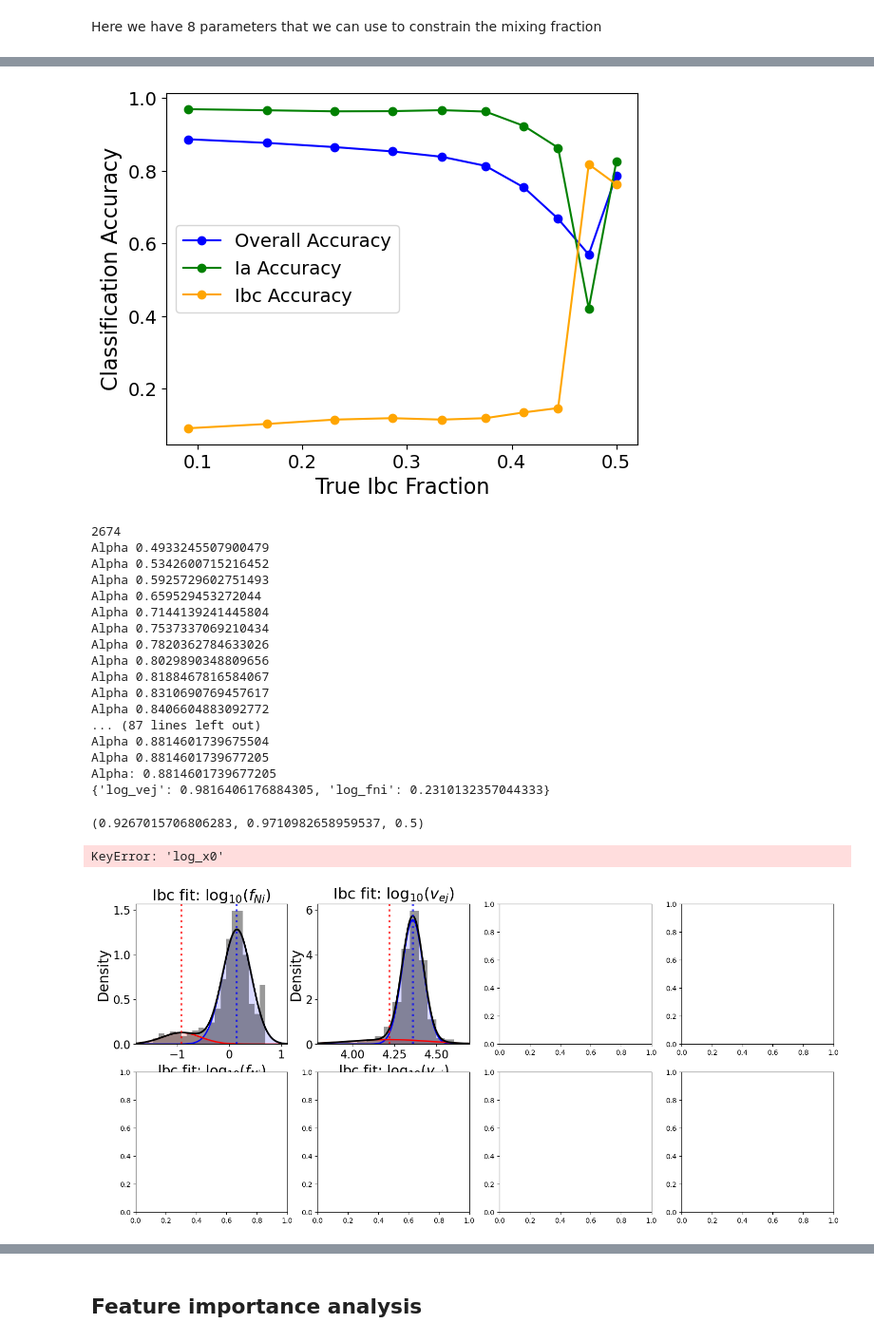
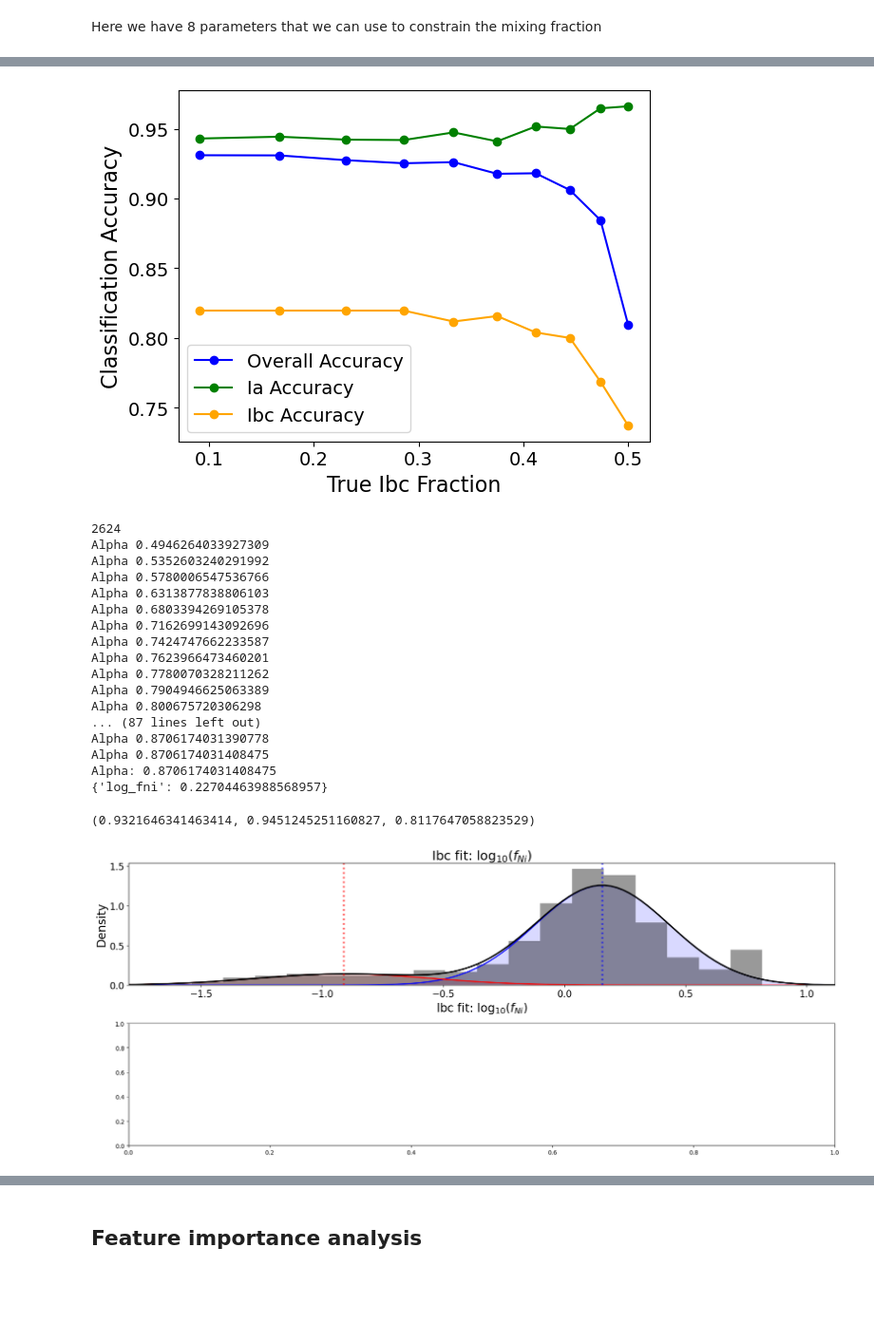
Before and after one commit to asmuzsoy/beams_ext, a Jupyter notebook: separate_parameters.ipynb, the cells around one changed output, grey strips where cells are left out. Shown at 95% size. Saved outputs shown, nothing was run; the diff lists cells and outputs as text; code cells hidden in the pictures; blank space fills up the shorter version.

```diff
--- a/separate_parameters.ipynb
+++ b/separate_parameters.ipynb
@@ -56,11 +56,15 @@ class real_SN:
     def fit_as_ibc(self, results_dict):
         self.ibc_fit = {key:results_dict[key] for key in self.ibc_keys[1:]}
 # %%
-data = np.load("fitted_sne_real_012826.npz", allow_pickle=True)
+# data = np.load("fitted_sne_real_012826.npz", allow_pickle=True)
+data = np.load("fitted_sne_real_032326.npz", allow_pickle=True)
+
 phot_data = np.load("fitted_sne_real_012126_phot.npz", allow_pickle=True)
 
 true_ia_sne = data['ia']
 true_ibc_sne = data['ibc']
+
+true_ibc_sne = np.load("fitted_sne_real_032426.npz", allow_pickle=True)['ibc']
 all_sne = np.concatenate((true_ia_sne, true_ibc_sne))
 true_ia_phot_sne = phot_data['ia']
 true_ibc_phot_sne = phot_data['ibc']
@@ -912,5 +997,5 @@ log_c_err_ratio    -0.3346     0.4315     0.0662     0.7440
 # %%
-params_to_use = ['log_vej', 'log_fni', 'mej']
+params_to_use = ['log_fni']
 # %%
 def fit_gmm(sn_sample = all_sne, initial_alpha = 0.5, verbose = False):
 
@@ -1173,7 +1258,7 @@ plt.legend(fontsize=14)
 # plt.savefig("figures/accuracy_vs_true_fraction.pdf", bbox_inches='tight')
 plt.show()
 # %% [output]
-[figure, old version]
+[figure, new version]
 # %%
 known_sne = np.random.choice(all_sne, size=int(0.1 * len(all_sne)), replace=False)
 
@@ -1259,10 +1344,10 @@ def fit_gmm_fix_some_classes(sn_sample = all_sne, initial_alpha = 0.45, verbose
 
                 if id(sn) in known_set:
                     if sn.true_class == 'SN Ia':
-                        gammas_a[param_name][j] = 10  * all_gammas_max
+                        gammas_a[param_name][j] = 100  * all_gammas_max
                         gammas_b[param_name][j] = all_gammas_min
                     else:
-                        gammas_b[param_name][j] = 10 * all_gammas_max
+                        gammas_b[param_name][j] = 100 * all_gammas_max
                         gammas_a[param_name][j] = all_gammas_min
 
 
@@ -1310,30 +1395,31 @@ fixed_alpha, _, fixed_gammas_a, fixed_gammas_b, fit_params = fit_gmm_fix_some_cl
 print("Alpha:", fixed_alpha)
 classify_sample_entropy(all_sne, fixed_gammas_a, fixed_gammas_b)
 # %% [output]
-2674
-Alpha 0.4933245507900479
-Alpha 0.5342600715216452
-Alpha 0.5925729602751493
-Alpha 0.659529453272044
-Alpha 0.7144139241445804
-Alpha 0.7537337069210434
-Alpha 0.7820362784633026
-Alpha 0.8029890348809656
-Alpha 0.8188467816584067
-Alpha 0.8310690769457617
-Alpha 0.8406604883092772
+2624
+Alpha 0.4946264033927309
+Alpha 0.5352603240291992
+Alpha 0.5780006547536766
+Alpha 0.6313877838806103
+Alpha 0.6803394269105378
+Alpha 0.7162699143092696
+Alpha 0.7424747662233587
+Alpha 0.7623966473460201
+Alpha 0.7780070328211262
+Alpha 0.7904946625063389
+Alpha 0.800675720306298
 ... (87 lines left out)
-Alpha 0.8814601739675504
-Alpha 0.8814601739677205
-Alpha: 0.8814601739677205
-{'log_vej': 0.9816406176884305, 'log_fni': 0.2310132357044333}
+Alpha 0.8706174031390778
+Alpha 0.8706174031408475
+Alpha: 0.8706174031408475
+{'log_fni': 0.22704463988568957}
-(0.9267015706806283, 0.9710982658959537, 0.5)
+(0.9321646341463414, 0.9451245251160827, 0.8117647058823529)
 # %%
 # Plot GMM fits
-params_plot = ['log_fni','log_vej',  'log_x0', 'c', 'mej',   'x1',
-                     'log_ia_chisq', 'log_ibc_chisq']
+possible_params = ['log_fni','log_vej',  'log_x0', 'c', 'mej',   'x1',
+                     'log_ia_chisq', 'log_ibc_chisq', 'z']
+params_plot = params_to_use
 
-fig, axes = plt.subplots(2, len(params_plot)//2, figsize=(18, 8))
+fig, axes = plt.subplots(2, len(params_plot)//2 + 1, figsize=(18, 8))
 
 mus_a, mus_b, sigmas_a, sigmas_b = fit_params
 
@@ -1364,35 +1450,34 @@ for idx, param in enumerate(params_plot):
     y_mix = y_a + y_b
 
     # Plot components
     ax.plot(x, y_a, 'b-', linewidth=2, label=f'Component A (α={fixed_alpha:.2f})')
     ax.plot(x, y_b, 'r-', linewidth=2, label=f'Component B (1-α={1-fixed_alpha:.2f})')
     ax.plot(x, y_mix, 'k-', linewidth=2.5, label='Mixture')
 
     # Fill under curves
     ax.fill_between(x, y_a, alpha=0.15, color='blue')
     ax.fill_between(x, y_b, alpha=0.15, color='red')
 
     # Set axis limits
     data_min, data_max = np.percentile(samples, [1, 99])
     x_margin = (data_max - data_min) * 0.2
     ax.set_xlim(max(x[0], data_min - x_margin), min(x[-1], data_max + x_margin))
 
     # Styling
     ax.set_xlabel(param_labels[param], fontsize=labelfontsize)
     ax.set_ylabel('Density', fontsize=labelfontsize)
     ax.set_title(param_labels[param], fontsize=titlefontsize)
     ax.tick_params(axis='both', labelsize=tickfontsize)
     # ax.legend(fontsize=labelfontsize)
 
     # Add mean markers
     ax.axvline(mu_a, color='blue', linestyle=':', alpha=0.7, linewidth=3)
     ax.axvline(mu_b, color='red', linestyle=':', alpha=0.7, linewidth=3)
 
 plt.tight_layout(rect=[0, 0, 1, 0.95])
 plt.show()
 # %% [output]
-KeyError: 'log_x0'
-[figure, old version]
+[figure, new version]
 # %%
 final_alphas_fixed, accuracies_fixed = mixing_fraction_analysis(true_ia_sne, true_ibc_sne, ratios,
                                                                 fitting_method=fit_gmm_fix_some_classes)
```
Also changed, not shown: parts of 32 cells of this notebook, 1 other file.
